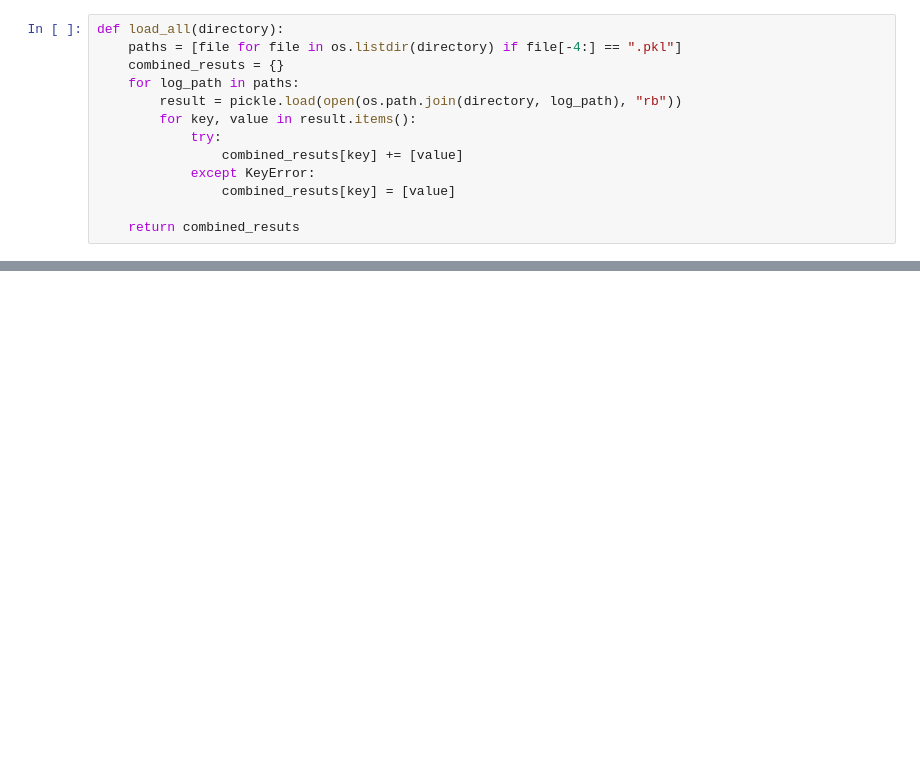
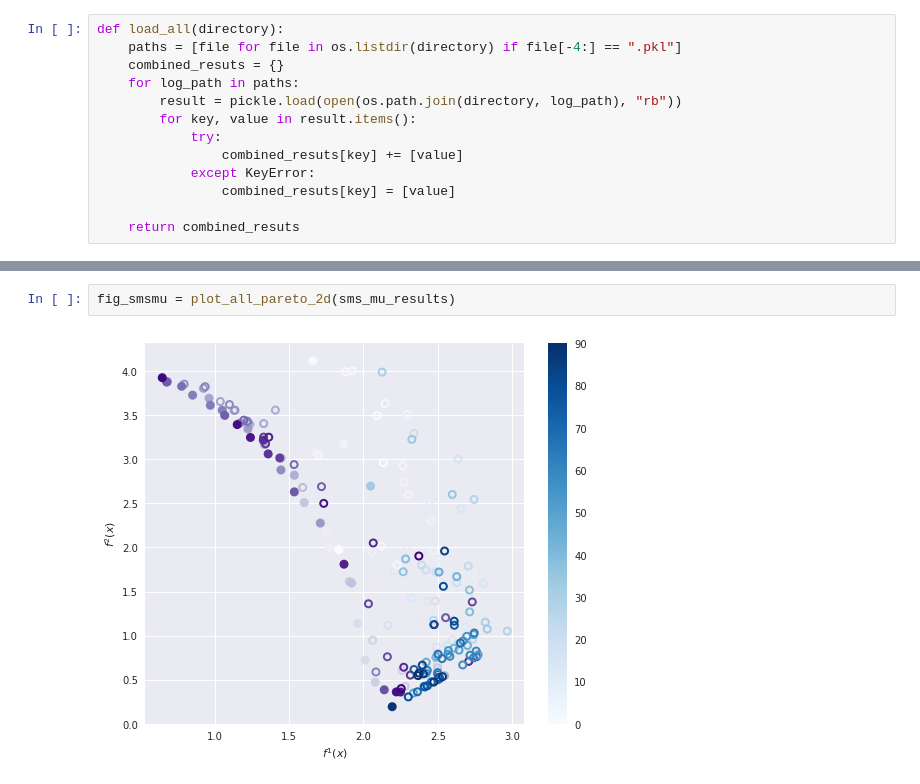
Before and after one commit to FinleyGibson/SAF_EMO, a Jupyter notebook: analytics/analysis/basic_load_model.ipynb, the cells around one changed output, grey strips where cells are left out. Drawn from its saved outputs; the diff is of its cells as text; blank space fills up the shorter version.

```diff
--- a/analytics/analysis/basic_load_model.ipynb
+++ b/analytics/analysis/basic_load_model.ipynb
@@ -29,0 +47,4 @@ ans = load_all(path)
+# %%
+fig_smsmu = plot_all_pareto_2d(sms_mu_results)
+# %% [output]
+[figure, added]
```
Also changed, not shown: parts of 17 cells of this notebook, 3 other files.
